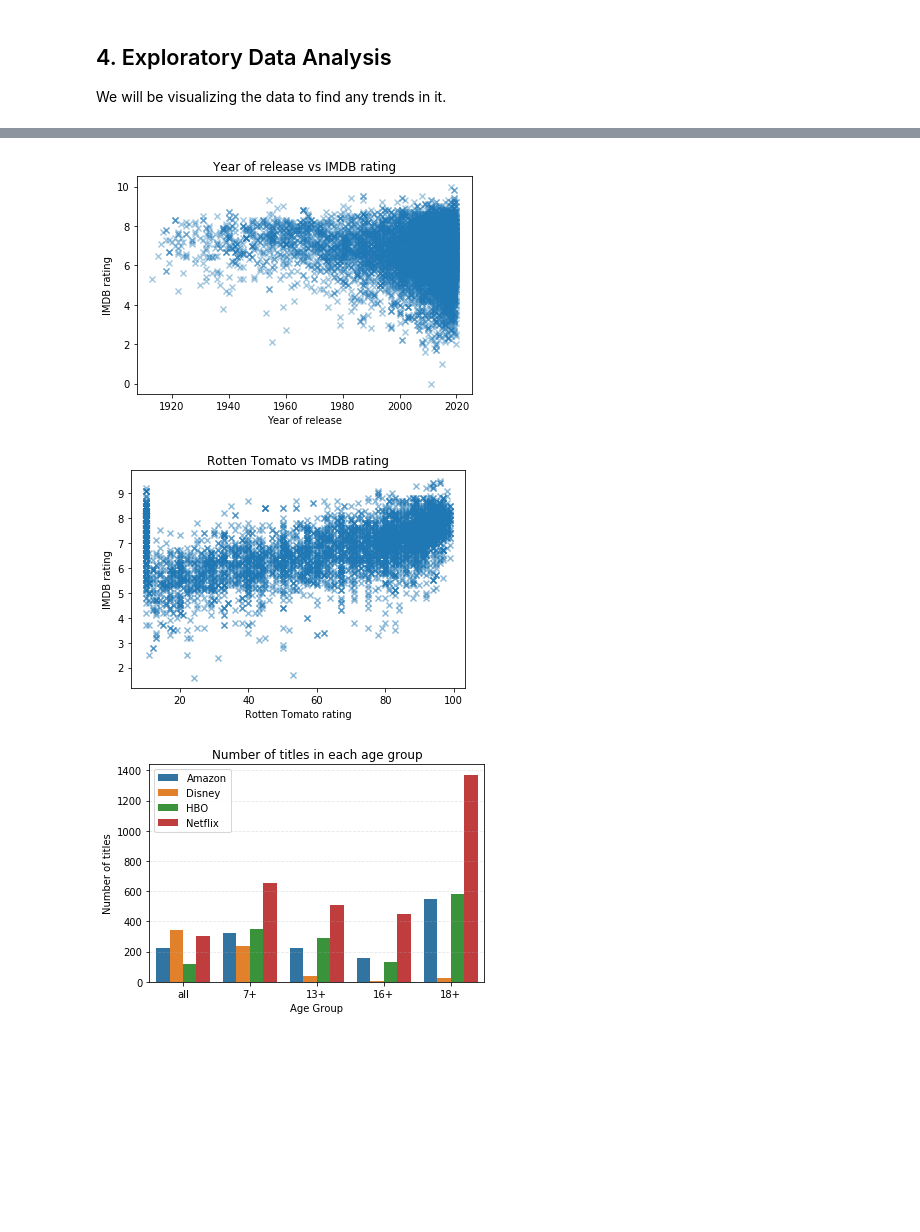
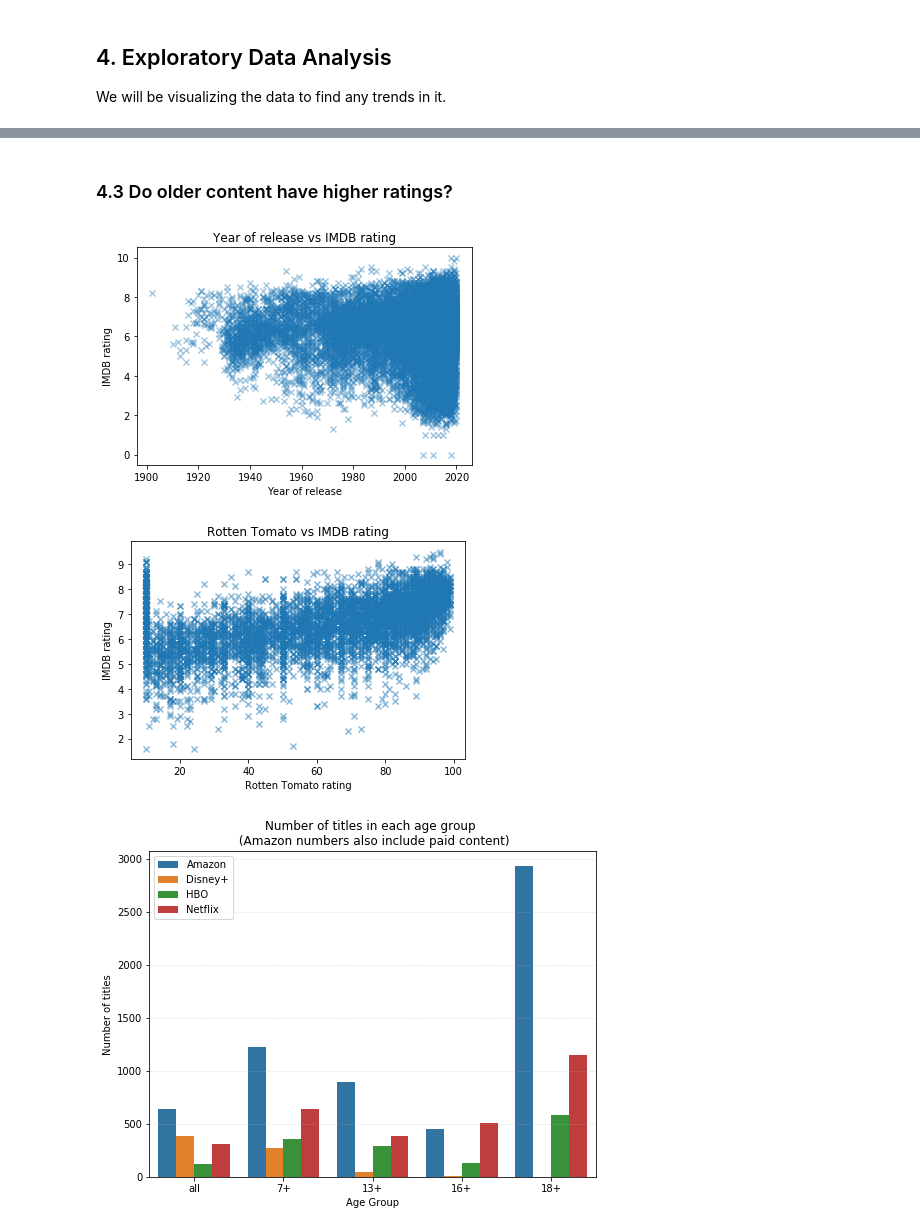
Before and after one commit to srinivasayer4/Netflix-and-Prime-Video-Comparison, a Jupyter notebook: Online Streaming Analysis.ipynb, the cells around one changed output, grey strips where cells are left out. Saved outputs shown, nothing was run; the diff lists cells and outputs as text; code cells hidden in the pictures; blank space fills up the shorter version.

```diff
--- a/Online Streaming Analysis.ipynb
+++ b/Online Streaming Analysis.ipynb
@@ -648,14 +651,16 @@ def title_match(x, temp_list, temp_list2):
         if x == y:
             return y
 
-        elif x in y:
-            return y
+    if len(x.split(' '))<2:
+        return x
 
     for yy in temp_list2:
         if yy in x:
             return yy
+        elif x in yy:
+            return yy
 
 temp_list = list(df_genre.title.str.lower().str.strip())
-temp_list2 = [x for x in df_genre.title.str.lower().str.strip() if len(x)>4]
+temp_list2 = [x for x in df_genre.title.str.lower().str.strip() if len(x.split(' '))>1]
 
-df['title2']= df.title.apply(lambda x: title_match(x.lower().strip(), temp_list, temp_list2 ))
+df['title2']= df.title.apply(lambda x:title_match(x.lower().strip(), temp_list, temp_list2 ))
@@ -849,34 +849,37 @@ plt.show()
+# %% [markdown]
+### 4.3 Do older content have higher ratings?
 # %%
 # Correlation between year of content and IMDB rating
-plt.scatter(x=df_merge.year, y= df_merge.imdb,marker= 'x',alpha=0.4 )
+plt.scatter(x=df.year, y= df.imdb,marker= 'x',alpha=0.4 )
 plt.xlabel('Year of release')
 plt.ylabel('IMDB rating')
 plt.title('Year of release vs IMDB rating')
 plt.show()
 # %% [output]
-[figure, old version]
+[figure, new version]
 # %%
 # Correlation between year of content and Rotten Tomato rating
-plt.scatter(x=df_merge.rotten_tomato, y= df_merge.imdb,marker= 'x', alpha=0.5 )
+plt.scatter(x=df.rotten_tomato, y= df.imdb,marker= 'x', alpha=0.5 )
 plt.xlabel('Rotten Tomato rating')
 plt.ylabel('IMDB rating')
 plt.title('Rotten Tomato vs IMDB rating')
 plt.show()
 # %% [output]
-[figure, old version]
+[figure, new version]
 # %%
 # Number of titles in each age group
-age_plot= df_merge.groupby(by=['age_group','streaming_x']).count()['title_x'].reset_index()
+plt.figure(figsize=(8,6))
+age_plot= df.groupby(by=['age_group','streaming']).count()['title'].reset_index()
 
-sns.barplot(x=age_plot.age_group, y= age_plot.title_x, hue= age_plot.streaming_x, order=['all','7+','13+','16+','18+'])
+sns.barplot(x=age_plot.age_group, y= age_plot.title, hue= age_plot.streaming, order=['all','7+','13+','16+','18+'])
 plt.grid(alpha=0.3,linestyle='--', axis= 'y' )
 plt.legend()
 plt.xlabel('Age Group')
 plt.ylabel('Number of titles')
-plt.title('Number of titles in each age group')
+plt.title('Number of titles in each age group \n (Amazon numbers also include paid content)')
 plt.show()
 # %% [output]
-[figure, old version]
+[figure, new version]
 # %%
 # Correlation between year and duration of movie
 plt.scatter(x=df_merge.year, y= df_merge.runtime, marker= 'x', alpha=0.5 )
```
Also changed, not shown: parts of 26 cells of this notebook.
